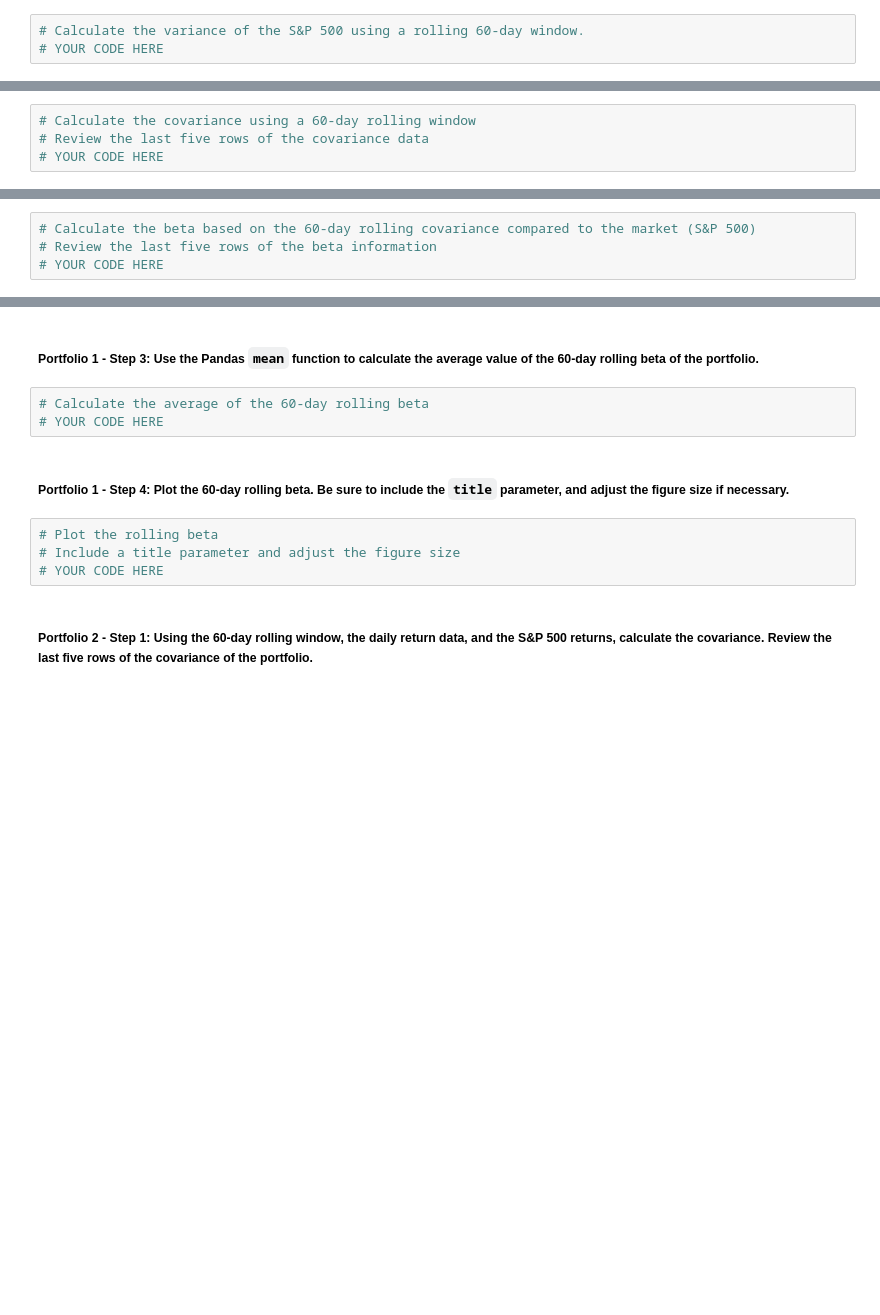
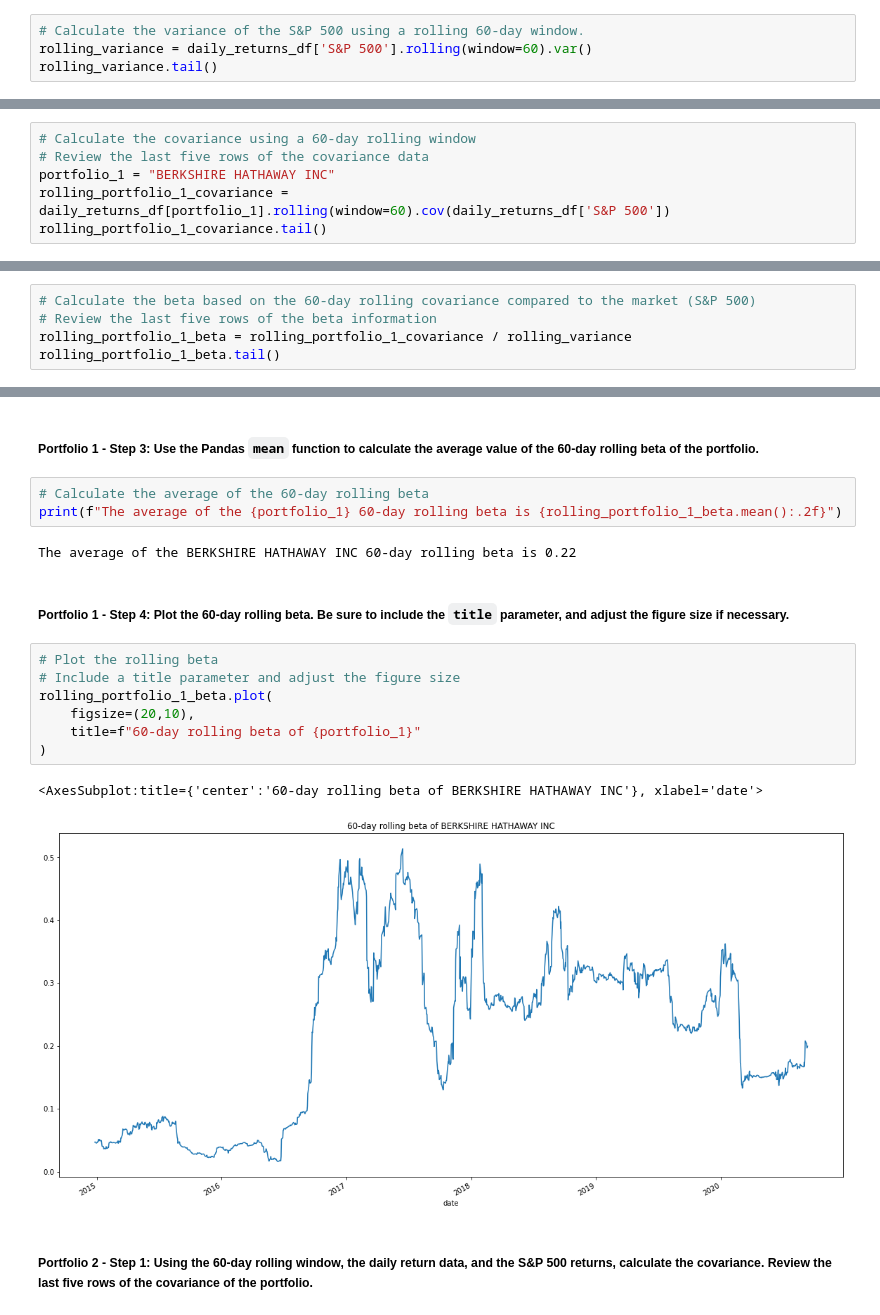
Before and after one commit to woodedlawn/module_4_challenge, a Jupyter notebook: risk_return_analysis.ipynb, the cells around one changed output, grey strips where cells are left out. Drawn from its saved outputs; the diff is of its cells as text; blank space fills up the shorter version.

Commit message:
add portfolio diversification analysis

```diff
--- a/risk_return_analysis.ipynb
+++ b/risk_return_analysis.ipynb
@@ -368,4 +375,5 @@ Your analysis is nearing completion. Now, you need to evaluate how the portfolio
 #### Use the Pandas `var` function to calculate the variance of the S&P 500 by using a 60-day rolling window. Visualize the last five rows of the variance of the S&P 500.
 # %%
 # Calculate the variance of the S&P 500 using a rolling 60-day window.
-# YOUR CODE HERE
+rolling_variance = daily_returns_df['S&P 500'].rolling(window=60).var()
+rolling_variance.tail()
@@ -384,4 +400,6 @@ Your analysis is nearing completion. Now, you need to evaluate how the portfolio
 # %%
 # Calculate the covariance using a 60-day rolling window
 # Review the last five rows of the covariance data
-# YOUR CODE HERE
+portfolio_1 = "BERKSHIRE HATHAWAY INC"
+rolling_portfolio_1_covariance = daily_returns_df[portfolio_1].rolling(window=60).cov(daily_returns_df['S&P 500'])
+rolling_portfolio_1_covariance.tail()
@@ -390,4 +416,5 @@ Your analysis is nearing completion. Now, you need to evaluate how the portfolio
 # %%
 # Calculate the beta based on the 60-day rolling covariance compared to the market (S&P 500)
 # Review the last five rows of the beta information
-# YOUR CODE HERE
+rolling_portfolio_1_beta = rolling_portfolio_1_covariance / rolling_variance
+rolling_portfolio_1_beta.tail()
@@ -395,13 +430,21 @@ Your analysis is nearing completion. Now, you need to evaluate how the portfolio
 ##### Portfolio 1 - Step 3: Use the Pandas `mean` function to calculate the average value of the 60-day rolling beta of the portfolio.
 # %%
 # Calculate the average of the 60-day rolling beta
-# YOUR CODE HERE
+print(f"The average of the {portfolio_1} 60-day rolling beta is {rolling_portfolio_1_beta.mean():.2f}")
+# %% [output]
+The average of the BERKSHIRE HATHAWAY INC 60-day rolling beta is 0.22
 # %% [markdown]
 ##### Portfolio 1 - Step 4: Plot the 60-day rolling beta. Be sure to include the `title` parameter, and adjust the figure size if necessary.
 # %%
 # Plot the rolling beta
 # Include a title parameter and adjust the figure size
-# YOUR CODE HERE
+rolling_portfolio_1_beta.plot(
+    figsize=(20,10),
+    title=f"60-day rolling beta of {portfolio_1}"
+)
+# %% [output]
+<AxesSubplot:title={'center':'60-day rolling beta of BERKSHIRE HATHAWAY INC'}, xlabel='date'>
+[figure, added]
 # %% [markdown]
 ##### Portfolio 2 - Step 1: Using the 60-day rolling window, the daily return data, and the S&P 500 returns, calculate the covariance. Review the last five rows of the covariance of the portfolio.
 # %%
```
Also changed, not shown: parts of 12 cells of this notebook.
